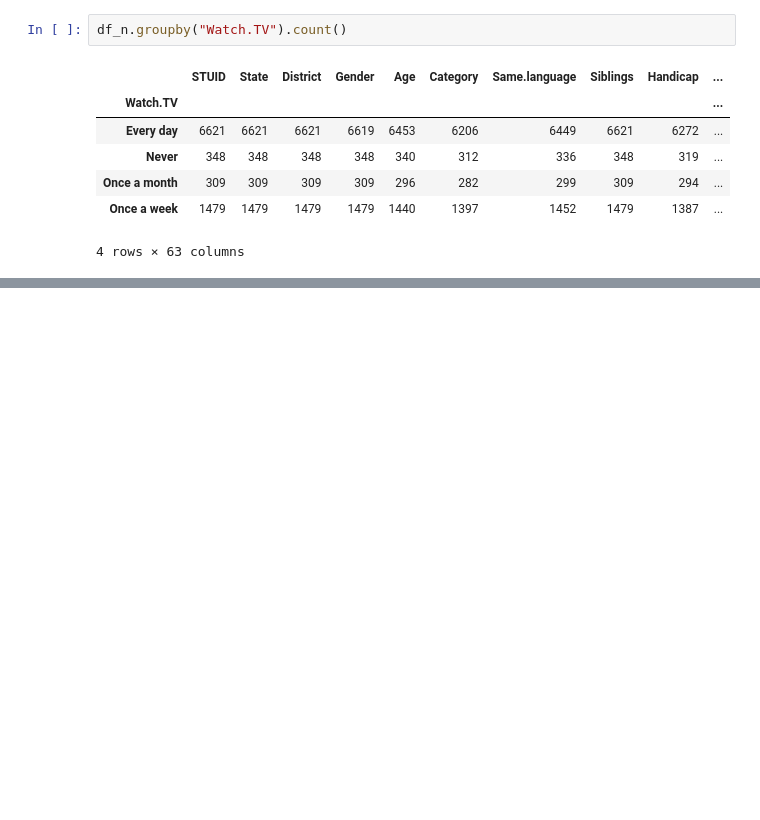
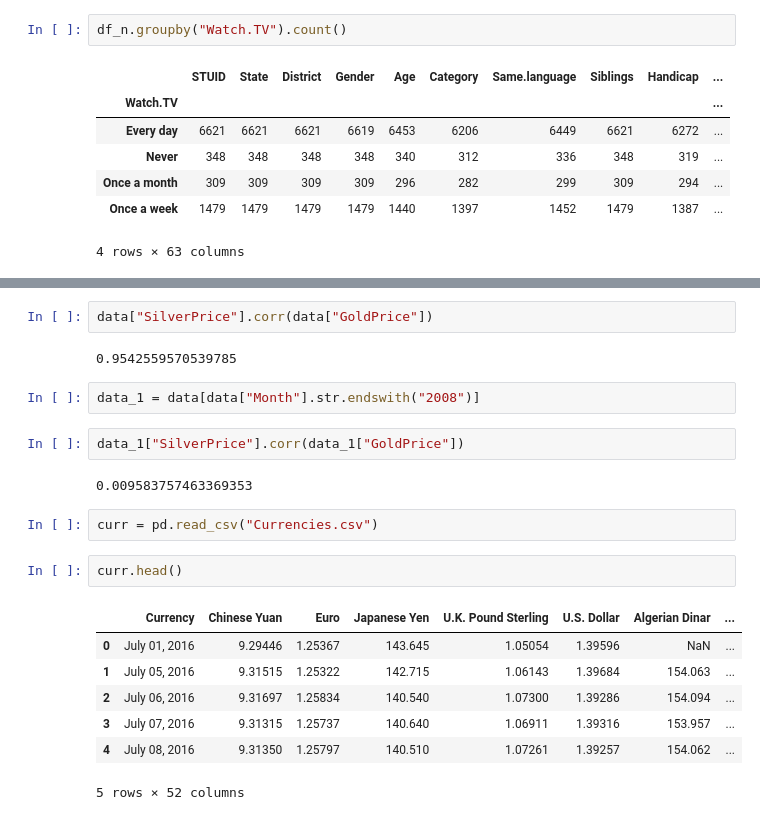
Before and after one commit to mrmankeshraj/PG_Diploma_in_Machine_Learning_and_AI, a Jupyter notebook: Course 2 - Statistics Essentials/Practice Problems.ipynb, the cells around one changed output, grey strips where cells are left out. Saved outputs shown, nothing was run; the diff lists cells and outputs as text; blank space fills up the shorter version.

```diff
--- a/Course 2 - Statistics Essentials/Practice Problems.ipynb
+++ b/Course 2 - Statistics Essentials/Practice Problems.ipynb
@@ -142,0 +193,22 @@ df_n["Science.."].mean()
+# %%
+data["SilverPrice"].corr(data["GoldPrice"])
+# %% [output]
+0.9542559570539785
+# %%
+data_1 = data[data["Month"].str.endswith("2008")]
+# %%
+data_1["SilverPrice"].corr(data_1["GoldPrice"])
+# %% [output]
+0.009583757463369353
+# %%
+curr = pd.read_csv("Currencies.csv")
+# %%
+curr.head()
+# %% [output]
+|  | Currency | Chinese Yuan | Euro | Japanese Yen | U.K. Pound Sterling | U.S. Dollar | Algerian Dinar | ... |
+| 0 | July 01, 2016 | 9.29446 | 1.25367 | 143.645 | 1.05054 | 1.39596 | NaN | ... |
+| 1 | July 05, 2016 | 9.31515 | 1.25322 | 142.715 | 1.06143 | 1.39684 | 154.063 | ... |
+| 2 | July 06, 2016 | 9.31697 | 1.25834 | 140.540 | 1.07300 | 1.39286 | 154.094 | ... |
+| 3 | July 07, 2016 | 9.31315 | 1.25737 | 140.640 | 1.06911 | 1.39316 | 153.957 | ... |
+| 4 | July 08, 2016 | 9.31350 | 1.25797 | 140.510 | 1.07261 | 1.39257 | 154.062 | ... |
+5 rows × 52 columns
```
Also changed, not shown: parts of 15 cells of this notebook, 5 other files.
